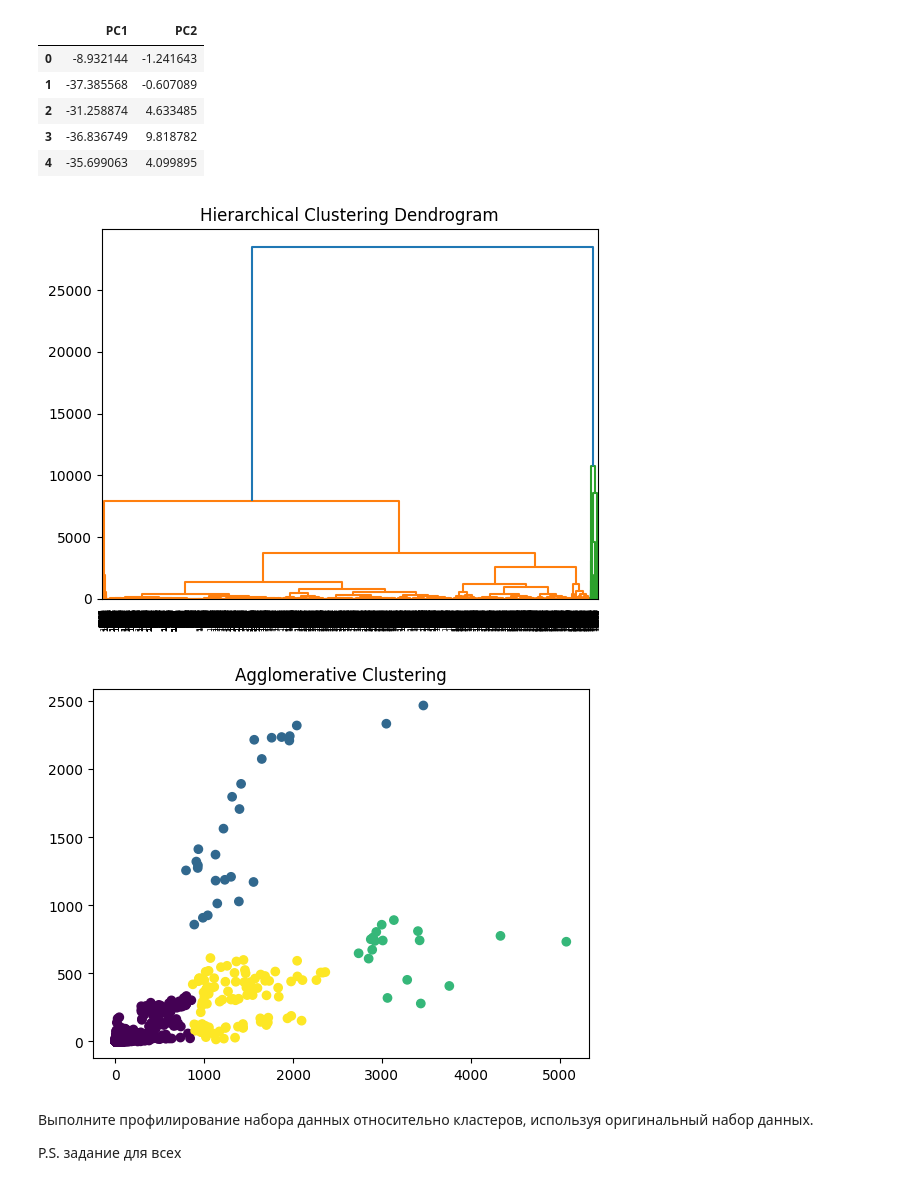
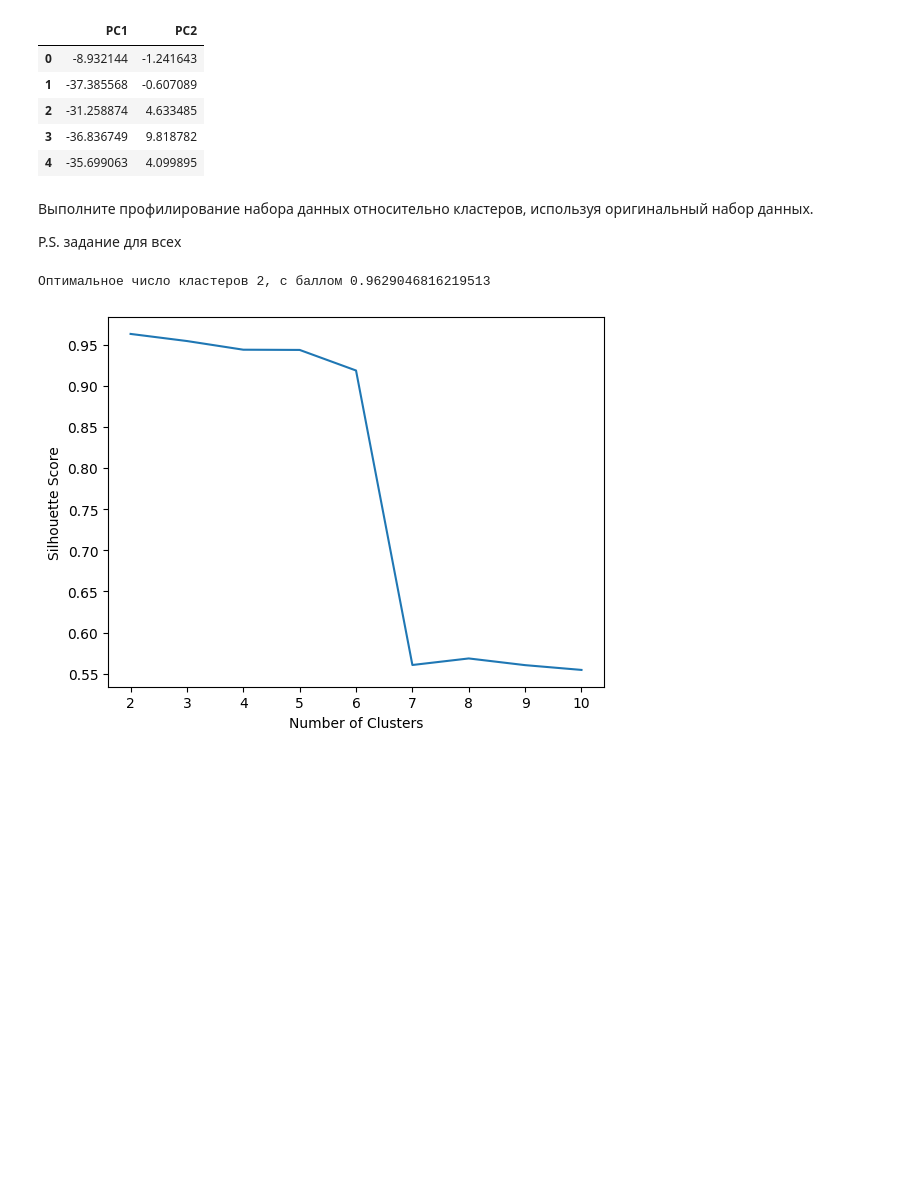
Before and after one commit to fluffymouses/fluffymouses, a Jupyter notebook: lab4/Задание_4.ipynb, the cells around one changed output. Saved outputs shown, nothing was run; the diff lists cells and outputs as text; code cells hidden in the pictures; blank space fills up the shorter version.

```diff
--- a/lab4/Задание_4.ipynb
+++ b/lab4/Задание_4.ipynb
@@ -283,7 +283,7 @@ from sklearn.cluster import AgglomerativeClustering
 from scipy.cluster.hierarchy import dendrogram
 
 
-agg_clustering = AgglomerativeClustering(n_clusters=4)
+agg_clustering = AgglomerativeClustering(n_clusters=2)
 agg_clustering.fit(X)
 
 
@@ -297,9 +297,6 @@ plt.show()
 plt.scatter(X.to_numpy()[:, 0], X.to_numpy()[:, 1], c=agg_clustering.labels_, cmap='viridis')
 plt.title('Agglomerative Clustering')
 plt.show()
-# %% [output]
-[figure, removed]
-[figure, removed]
 # %% [markdown]
 Выполните профилирование набора данных относительно кластеров, используя оригинальный набор данных.
 
@@ -347,0 +340,23 @@ ProfileReport(df[df.dbscan_labels == 0]) # фильтруем по класте
+# %%
+
+
+# Нормализация данных
+scaler = StandardScaler()
+X_scaled = scaler.fit_transform(X)
+
+# Поиск оптимального K
+scores = []
+for k in range(2, 11):
+    kmeans = KMeans(n_clusters=k, n_init=10, random_state=42)
+    kmeans.fit(X_scaled)
+    score = silhouette_score(X_scaled, kmeans.labels_)
+    scores.append(score)
+print(f"Оптимальное число кластеров {scores.index(max(scores)) + 2}, с баллом {max(scores)}")
+# Визуализация результатов
+plt.plot(range(2, 11), scores)
+plt.xlabel('Number of Clusters')
+plt.ylabel('Silhouette Score')
+plt.show()
+# %% [output]
+Оптимальное число кластеров 2, с баллом 0.9629046816219513
+[figure, added]
```
Also changed, not shown: parts of 5 cells of this notebook.
